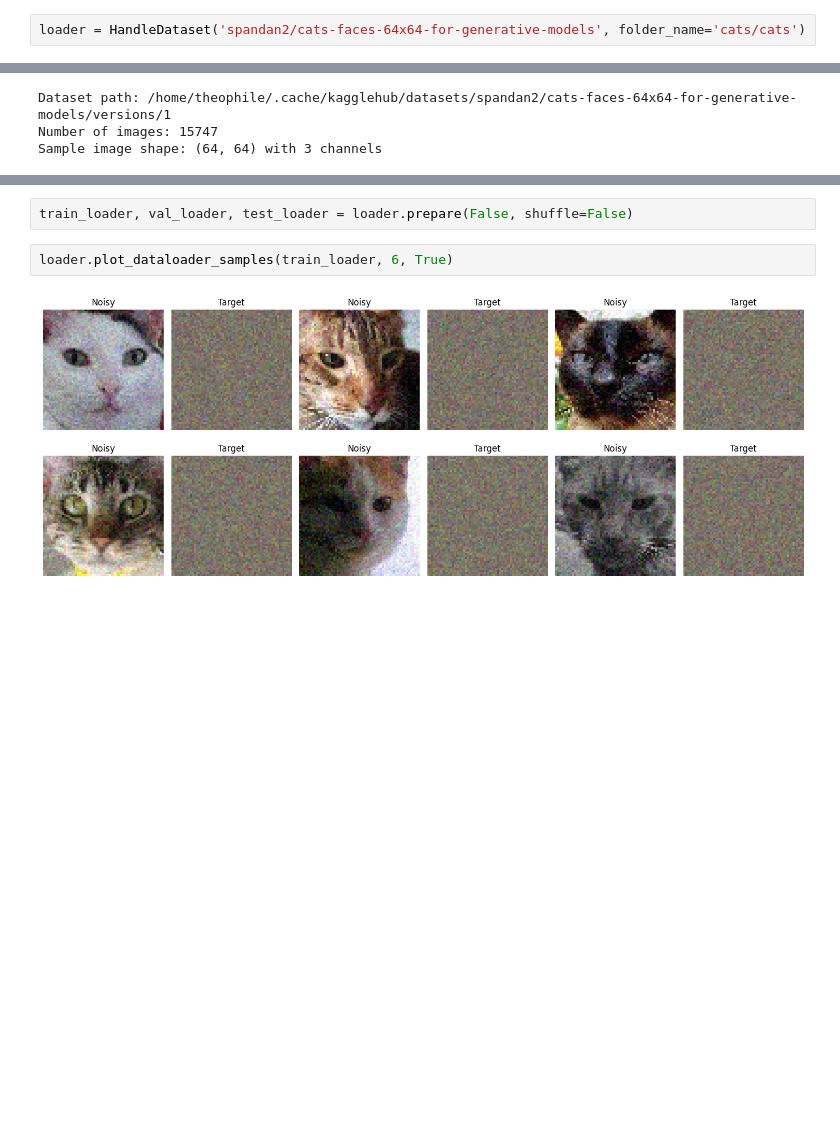
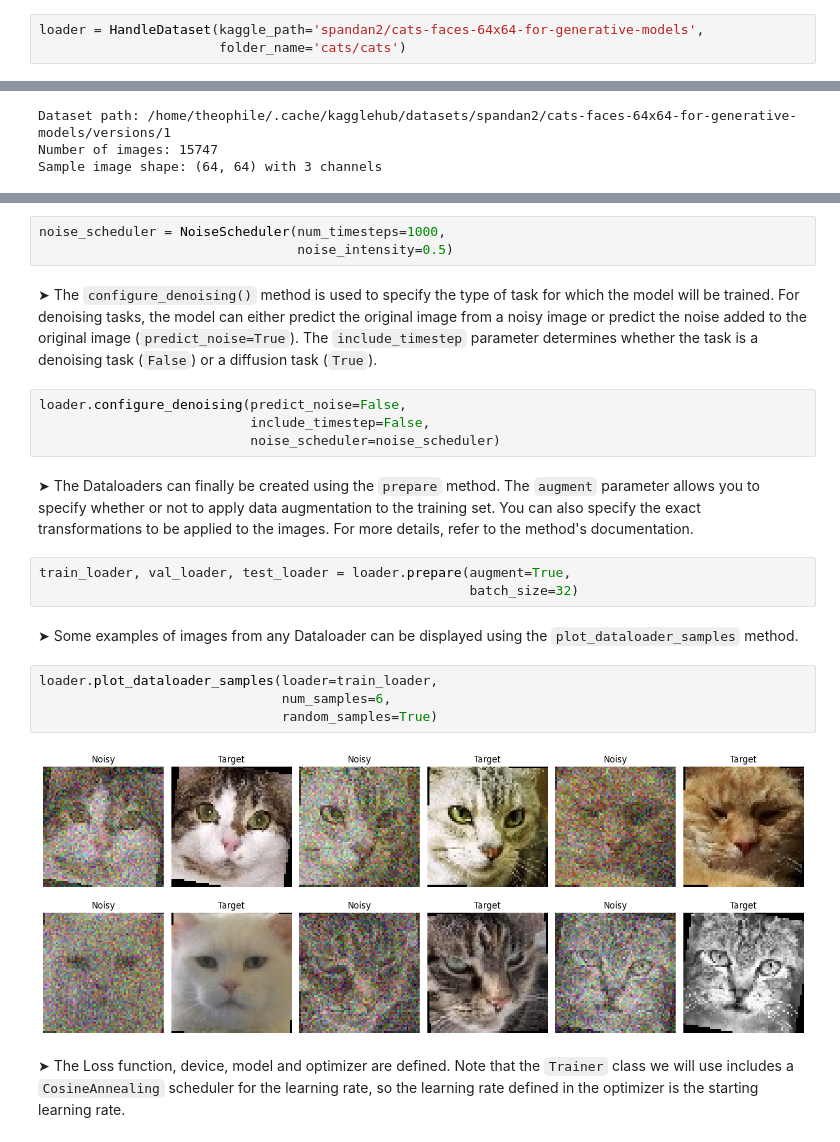
Before and after one commit to DREI-8/Autoencoder-Denoising-Diffusion, a Jupyter notebook: main.ipynb, the cells around one changed output, grey strips where cells are left out. Drawn from its saved outputs; the diff is of its cells as text; blank space fills up the shorter version.

```diff
--- a/main.ipynb
+++ b/main.ipynb
@@ -13,2 +25,3 @@ from utils import HandleDataset
 # %%
-loader = HandleDataset('spandan2/cats-faces-64x64-for-generative-models', folder_name='cats/cats')
+loader = HandleDataset(kaggle_path='spandan2/cats-faces-64x64-for-generative-models',
+                       folder_name='cats/cats')
@@ -25,6 +49,24 @@ loader.configure_denoising(True, False, noise_intensity=0.3)
+# %%
+noise_scheduler = NoiseScheduler(num_timesteps=1000,
+                                 noise_intensity=0.5)
+# %% [markdown]
+➤ The `configure_denoising()` method is used to specify the type of task for which the model will be trained. For denoising tasks, the model can either predict the original image from a noisy image or predict the noise added to the original image (`predict_noise=True`). The `include_timestep` parameter determines whether the task is a denoising task (`False`) or a diffusion task (`True`).
+# %%
+loader.configure_denoising(predict_noise=False,
+                           include_timestep=False,
+                           noise_scheduler=noise_scheduler)
+# %% [markdown]
+➤ The Dataloaders can finally be created using the `prepare` method. The `augment` parameter allows you to specify whether or not to apply data augmentation to the training set. You can also specify the exact transformations to be applied to the images. For more details, refer to the method's documentation.
 # %%
-train_loader, val_loader, test_loader = loader.prepare(False, shuffle=False)
+train_loader, val_loader, test_loader = loader.prepare(augment=True,
+                                                       batch_size=32)
+# %% [markdown]
+➤ Some examples of images from any Dataloader can be displayed using the `plot_dataloader_samples` method.
 # %%
-loader.plot_dataloader_samples(train_loader, 6, True)
+loader.plot_dataloader_samples(loader=train_loader,
+                               num_samples=6,
+                               random_samples=True)
 # %% [output]
-[figure, old version]
+[figure, new version]
+# %% [markdown]
+➤ The Loss function, device, model and optimizer are defined. Note that the `Trainer` class we will use includes a `CosineAnnealing` scheduler for the learning rate, so the learning rate defined in the optimizer is the starting learning rate.
```
Also changed, not shown: parts of 28 cells of this notebook, 2 other files.
